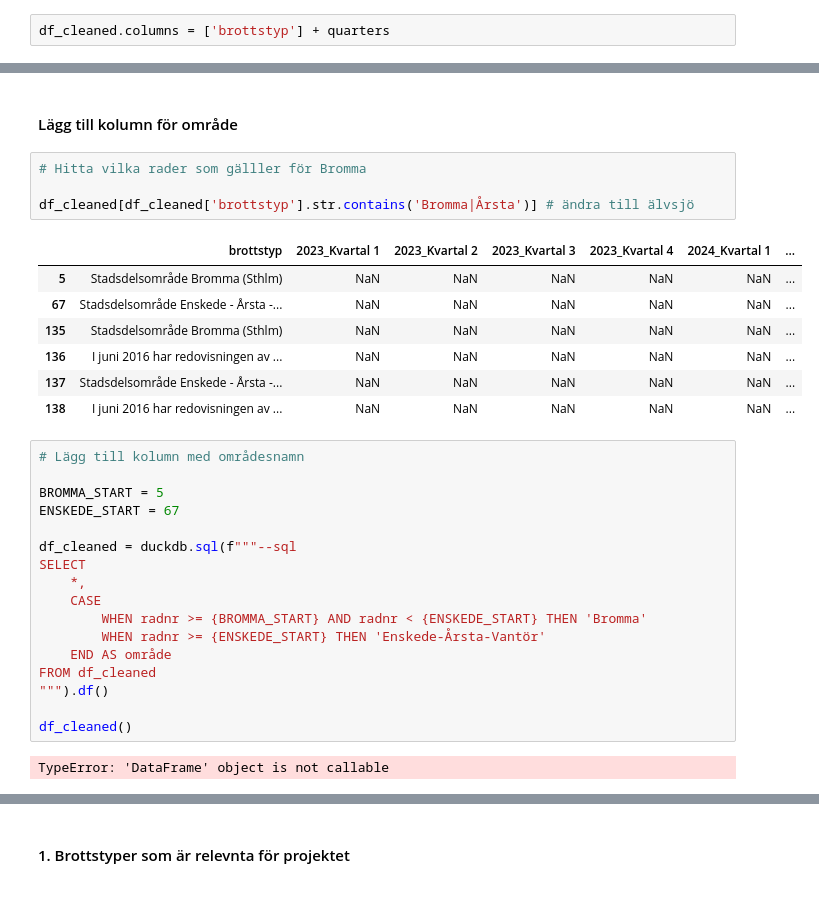
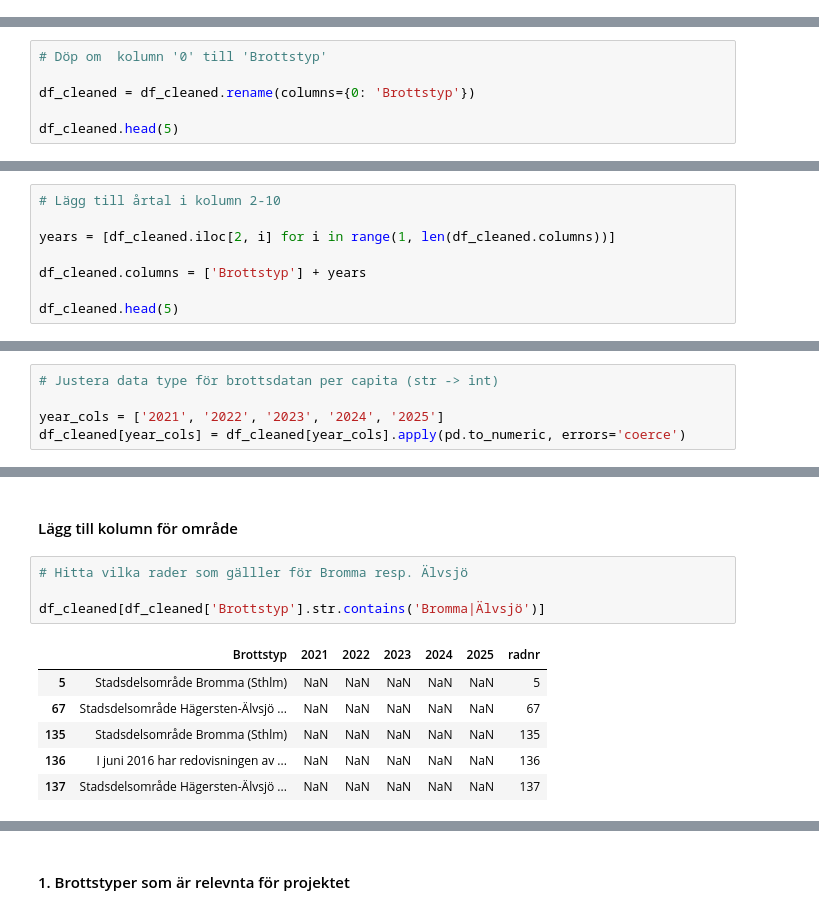
Before and after one commit to cactus-commits/UrbanPulse, a Jupyter notebook: EDA/eda_kaktus.ipynb, the cells around one changed output, grey strips where cells are left out. Cells and saved outputs as stored; diff of their text form.

```diff
--- a/EDA/eda_kaktus.ipynb
+++ b/EDA/eda_kaktus.ipynb
@@ -96,2 +97,0 @@ df_cleaned
-# %%
-df_cleaned.columns = ['brottstyp'] + quarters
@@ -97,0 +102,6 @@ df_cleaned.columns = ['brottstyp'] + quarters
+# %%
+# Döp om  kolumn '0' till 'Brottstyp'
+
+df_cleaned = df_cleaned.rename(columns={0: 'Brottstyp'})
+
+df_cleaned.head(5)
@@ -97,0 +115,8 @@ df_cleaned.columns = ['brottstyp'] + quarters
+# %%
+# Lägg till årtal i kolumn 2-10
+
+years = [df_cleaned.iloc[2, i] for i in range(1, len(df_cleaned.columns))]
+
+df_cleaned.columns = ['Brottstyp'] + years
+
+df_cleaned.head(5)
@@ -97,0 +130,5 @@ df_cleaned.columns = ['brottstyp'] + quarters
+# %%
+# Justera data type för brottsdatan per capita (str -> int)
+
+year_cols = ['2021', '2022', '2023', '2024', '2025']
+df_cleaned[year_cols] = df_cleaned[year_cols].apply(pd.to_numeric, errors='coerce')
@@ -118,33 +165,13 @@ df_cleaned.head(10)
 # %% [markdown]
 #### Lägg till kolumn för område
 # %%
-# Hitta vilka rader som gälller för Bromma
+# Hitta vilka rader som gälller för Bromma resp. Älvsjö
 
-df_cleaned[df_cleaned['brottstyp'].str.contains('Bromma|Årsta')] # ändra till älvsjö
+df_cleaned[df_cleaned['Brottstyp'].str.contains('Bromma|Älvsjö')]
 # %% [output]
-|  | brottstyp | 2023_Kvartal 1 | 2023_Kvartal 2 | 2023_Kvartal 3 | 2023_Kvartal 4 | 2024_Kvartal 1 | ... |
-| 5 | Stadsdelsområde Bromma (Sthlm) | NaN | NaN | NaN | NaN | NaN | ... |
-| 67 | Stadsdelsområde Enskede - Årsta -... | NaN | NaN | NaN | NaN | NaN | ... |
-| 135 | Stadsdelsområde Bromma (Sthlm) | NaN | NaN | NaN | NaN | NaN | ... |
-| 136 | I juni 2016 har redovisningen av ... | NaN | NaN | NaN | NaN | NaN | ... |
-| 137 | Stadsdelsområde Enskede - Årsta -... | NaN | NaN | NaN | NaN | NaN | ... |
-| 138 | I juni 2016 har redovisningen av ... | NaN | NaN | NaN | NaN | NaN | ... |
+|  | Brottstyp | 2021 | 2022 | 2023 | 2024 | 2025 | radnr |
+| 5 | Stadsdelsområde Bromma (Sthlm) | NaN | NaN | NaN | NaN | NaN | 5 |
+| 67 | Stadsdelsområde Hägersten-Älvsjö ... | NaN | NaN | NaN | NaN | NaN | 67 |
+| 135 | Stadsdelsområde Bromma (Sthlm) | NaN | NaN | NaN | NaN | NaN | 135 |
+| 136 | I juni 2016 har redovisningen av ... | NaN | NaN | NaN | NaN | NaN | 136 |
+| 137 | Stadsdelsområde Hägersten-Älvsjö ... | NaN | NaN | NaN | NaN | NaN | 137 |
-# %%
-# Lägg till kolumn med områdesnamn
-
-BROMMA_START = 5
-ENSKEDE_START = 67
-
-df_cleaned = duckdb.sql(f"""--sql
-SELECT
-    *,
-    CASE
-        WHEN radnr >= {BROMMA_START} AND radnr < {ENSKEDE_START} THEN 'Bromma'
-        WHEN radnr >= {ENSKEDE_START} THEN 'Enskede-Årsta-Vantör'
-    END AS område
-FROM df_cleaned
-""").df()
-
-df_cleaned()
-# %% [output]
-TypeError: 'DataFrame' object is not callable
```
Also changed, not shown: parts of 22 cells of this notebook.
